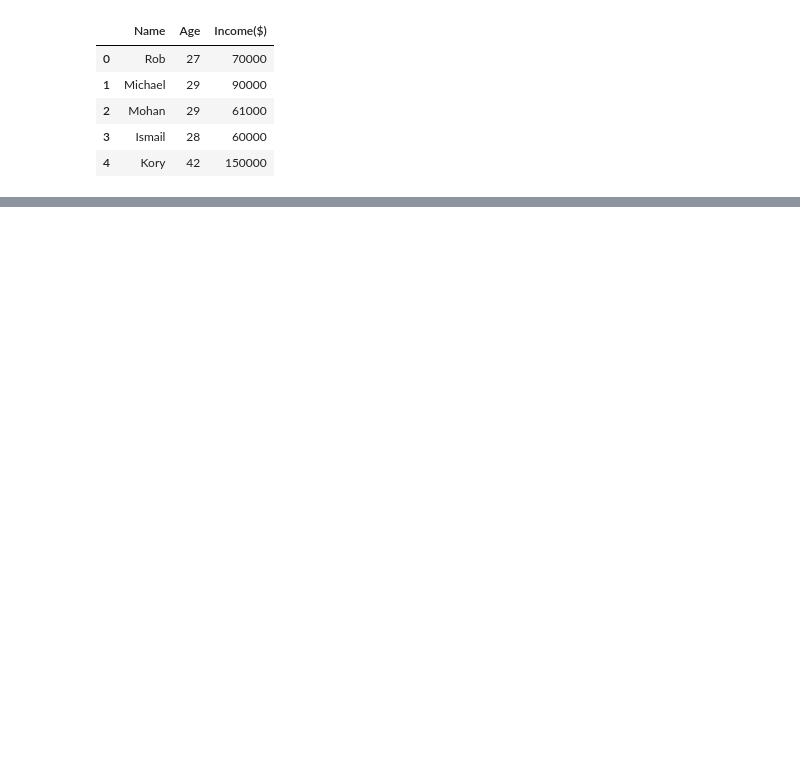
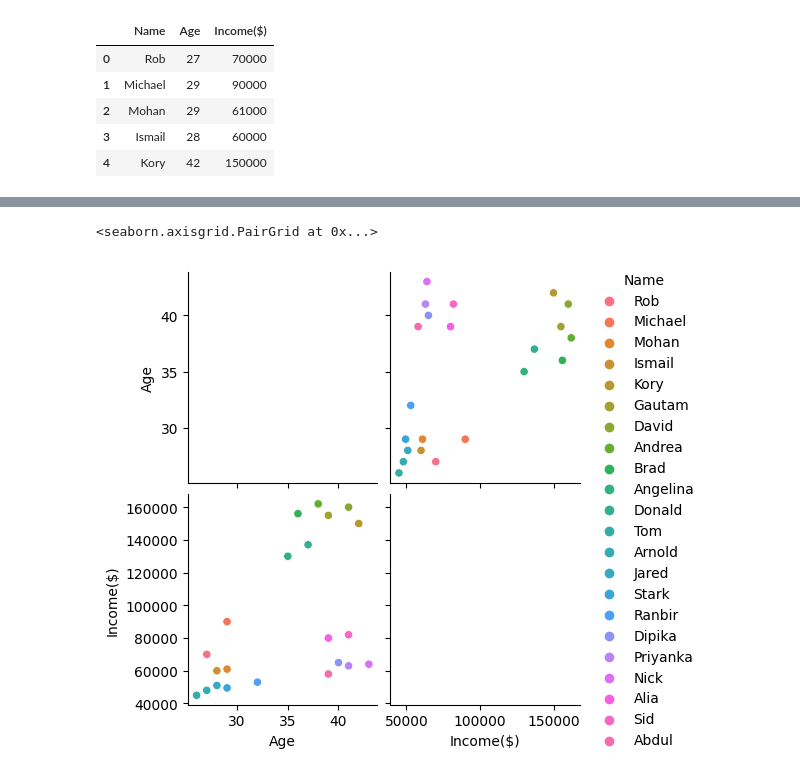
Before and after one commit to gideon-ogunbanjo/ClusterML, a Jupyter notebook: Model/ClusterML.ipynb, the cells around one changed output, grey strips where cells are left out. Cells and saved outputs as stored; diff of their text form; code cells hidden in the pictures; blank space fills up the shorter version.

```diff
--- a/Model/ClusterML.ipynb
+++ b/Model/ClusterML.ipynb
@@ -16,0 +29,5 @@ data.head()
+# %%
+sns.pairplot(data, hue='Name')
+# %% [output]
+<seaborn.axisgrid.PairGrid at 0x...>
+[figure, added]
```
Also changed, not shown: parts of 1 cell of this notebook.
